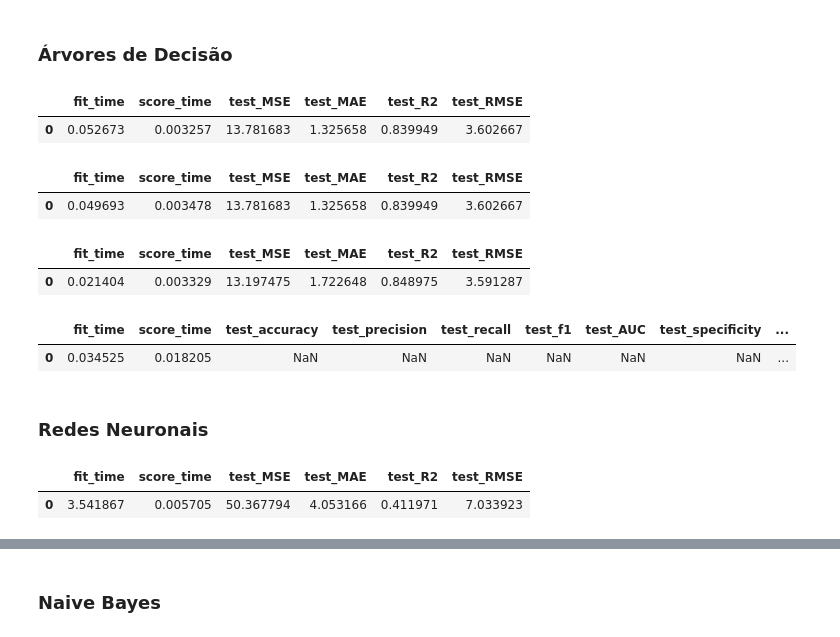
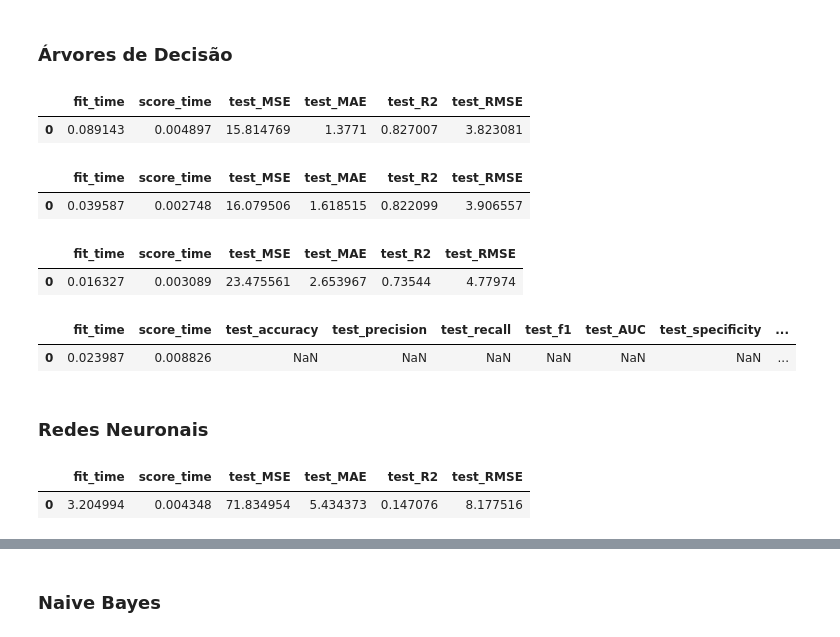
Before and after one commit to ruicoelhor22/AASE, a Jupyter notebook: atualregressao2.ipynb, the cells around one changed output, grey strips where cells are left out. Drawn from its saved outputs; the diff is of its cells as text; code cells hidden in the pictures.

```diff
--- a/atualregressao2.ipynb
+++ b/atualregressao2.ipynb
@@ -68,7 +68,7 @@ METRICS = {
 # %% [markdown]
 # Ler o Conjunto de Dados
 # %%
-d = pd.read_csv("Cenario11-12-2023V2.csv")
+d = pd.read_csv("Acenario2Ideia2Marcas_Max_power.csv")
 d
 # %% [output]
 |  | id_transmissao | id_body_type | id_modelos | id_categoria_marca | mileage | ano | id_city | id_insurance | ... |
@@ -101,21 +101,21 @@ kf = KFold(n_splits=10, shuffle=True, random_state=1234)
 # %%
 from sklearn.model_selection import KFold, cross_validate
 from sklearn.tree import DecisionTreeRegressor
 from sklearn.metrics import mean_squared_error, mean_absolute_error, r2_score
 
 
 
 # Definir o regressor e o método de validação cruzada
-dt_regressor = DecisionTreeRegressor(max_depth=7, random_state=1234)
+dt_regressor = DecisionTreeRegressor(max_depth=12, random_state=1234)
 kf = KFold(n_splits=10, shuffle=True, random_state=1234)
 
 # Realizar a validação cruzada e avaliar as métricas
 scores = cross_validate(dt_regressor, X, y, cv=kf, scoring=REGRESSION_METRICS)
 dt_scores = {k: v.mean() for k, v in scores.items()}  # Negar os valores para tornar os scores positivos
 pd.DataFrame(dt_scores, index=[0])
 # %% [output]
 |  | fit_time | score_time | test_MSE | test_MAE | test_R2 | test_RMSE |
-| 0 | 0.052673 | 0.003257 | 13.781683 | 1.325658 | 0.839949 | 3.602667 |
+| 0 | 0.089143 | 0.004897 | 15.814769 | 1.3771 | 0.827007 | 3.823081 |
 # %%
 from sklearn.model_selection import KFold
 from sklearn.tree import DecisionTreeRegressor
@@ -131,7 +131,7 @@ dt_scores = pd.DataFrame(scores)
 pd.DataFrame(dt_scores.mean()).T
 # %% [output]
 |  | fit_time | score_time | test_MSE | test_MAE | test_R2 | test_RMSE |
-| 0 | 0.049693 | 0.003478 | 13.781683 | 1.325658 | 0.839949 | 3.602667 |
+| 0 | 0.039587 | 0.002748 | 16.079506 | 1.618515 | 0.822099 | 3.906557 |
 # %%
 dt = DecisionTreeRegressor(max_depth=3, random_state=1234)
 splitter = KFold(10, random_state=1234, shuffle=True)
@@ -140,7 +140,7 @@ dt_scores = pd.DataFrame(scores)
 pd.DataFrame(dt_scores.mean()).T
 # %% [output]
 |  | fit_time | score_time | test_MSE | test_MAE | test_R2 | test_RMSE |
-| 0 | 0.021404 | 0.003329 | 13.197475 | 1.722648 | 0.848975 | 3.591287 |
+| 0 | 0.016327 | 0.003089 | 23.475561 | 2.653967 | 0.73544 | 4.77974 |
 # %%
 
 
@@ -156,7 +156,7 @@ dt_scores = pd.DataFrame(scores)
 pd.DataFrame(dt_scores.mean()).T
 # %% [output]
 |  | fit_time | score_time | test_accuracy | test_precision | test_recall | test_f1 | test_AUC | test_specificity | ... |
-| 0 | 0.034525 | 0.018205 | NaN | NaN | NaN | NaN | NaN | NaN | ... |
+| 0 | 0.023987 | 0.008826 | NaN | NaN | NaN | NaN | NaN | NaN | ... |
 # %% [markdown]
 ### Redes Neuronais
 # %%
@@ -172,7 +172,7 @@ nn_scores = pd.DataFrame(scores_nn)
 pd.DataFrame(nn_scores.mean()).T
 # %% [output]
 |  | fit_time | score_time | test_MSE | test_MAE | test_R2 | test_RMSE |
-| 0 | 3.541867 | 0.005705 | 50.367794 | 4.053166 | 0.411971 | 7.033923 |
+| 0 | 3.204994 | 0.004348 | 71.834954 | 5.434373 | 0.147076 | 8.177516 |
 # %%
 from sklearn.datasets import make_regression
 from sklearn.model_selection import cross_validate
```
Also changed, not shown: parts of 2 cells of this notebook, 24 other files.
